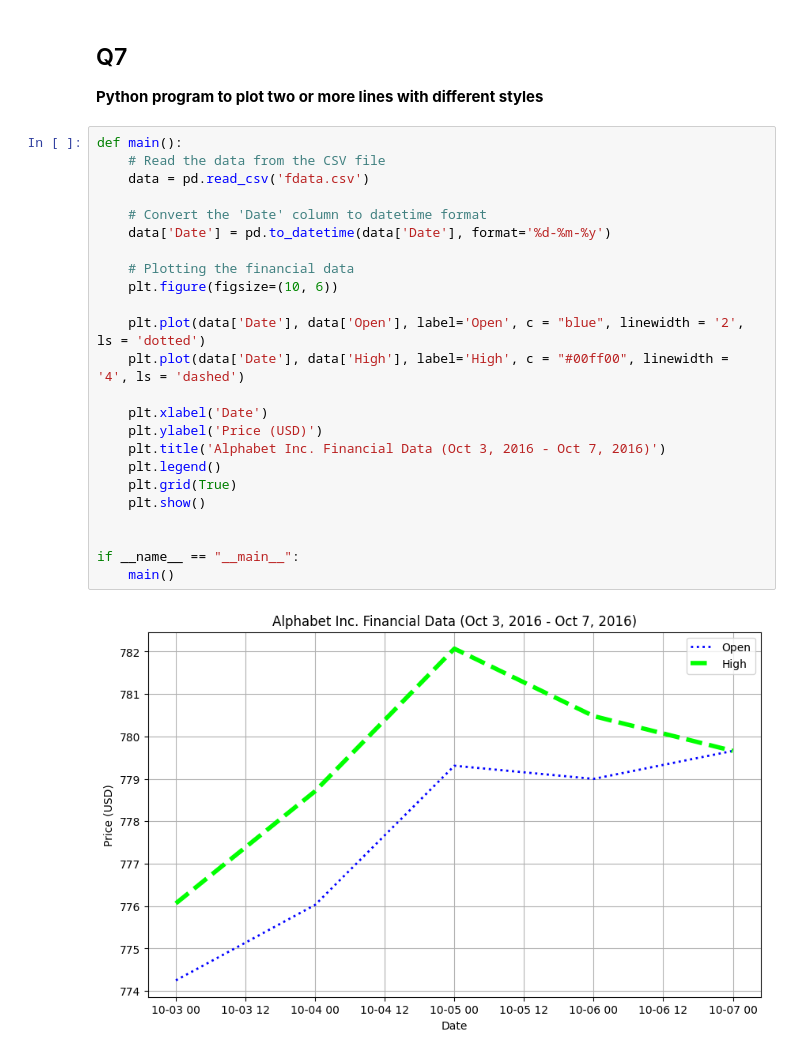
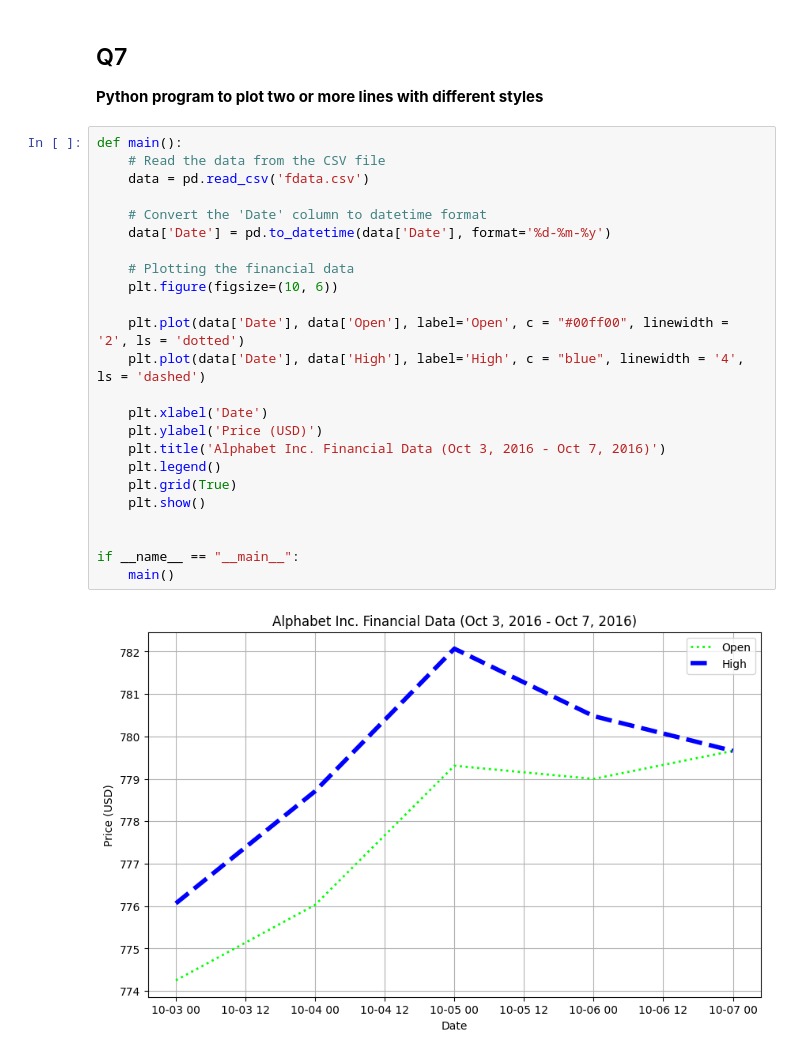
Before and after one commit to ayush-prajapati01/Python-Libraries, a Jupyter notebook: Matplotlib_Programs/matplotlib_programs.ipynb, the cells around one changed output. Cells and saved outputs as stored; diff of their text form.

```diff
--- a/Matplotlib_Programs/matplotlib_programs.ipynb
+++ b/Matplotlib_Programs/matplotlib_programs.ipynb
@@ -225,26 +225,26 @@ if __name__ == "__main__":
 # %%
 def main():
     # Read the data from the CSV file
     data = pd.read_csv('fdata.csv')
 
     # Convert the 'Date' column to datetime format
     data['Date'] = pd.to_datetime(data['Date'], format='%d-%m-%y')
 
     # Plotting the financial data
     plt.figure(figsize=(10, 6))
 
-    plt.plot(data['Date'], data['Open'], label='Open', c = "blue", linewidth = '2', ls = 'dotted')
-    plt.plot(data['Date'], data['High'], label='High', c = "#00ff00", linewidth = '4', ls = 'dashed')
+    plt.plot(data['Date'], data['Open'], label='Open', c = "#00ff00", linewidth = '2', ls = 'dotted')
+    plt.plot(data['Date'], data['High'], label='High', c = "blue", linewidth = '4', ls = 'dashed')
 
     plt.xlabel('Date')
     plt.ylabel('Price (USD)')
     plt.title('Alphabet Inc. Financial Data (Oct 3, 2016 - Oct 7, 2016)')
     plt.legend()
     plt.grid(True)
     plt.show()
 
 
 if __name__ == "__main__":
     main()
 # %% [output]
-[figure, old version]
+[figure, new version]
```
Also changed, not shown: parts of 2 cells of this notebook.
